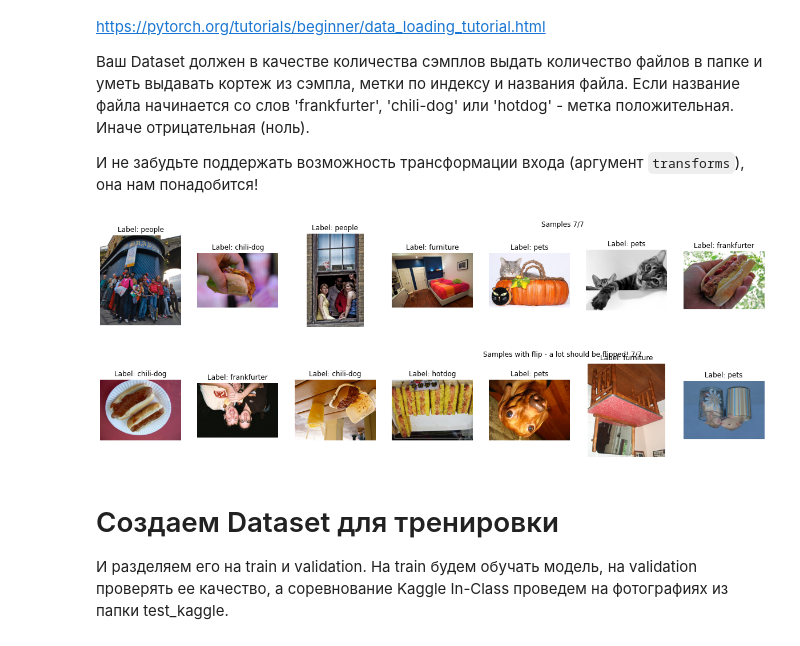
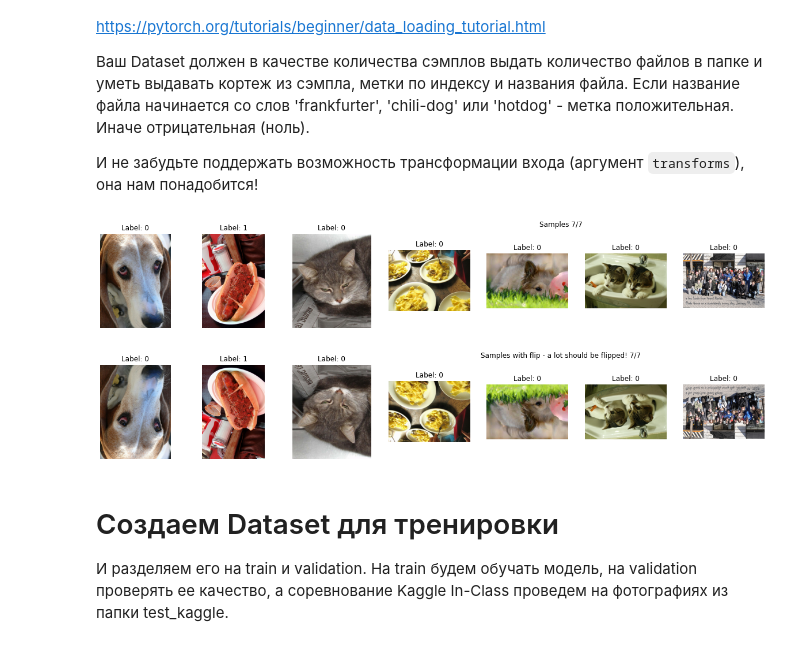
Before and after one commit to somepage/dlcourse_ai, a Jupyter notebook: assignments/assignment4/HotdogOrNot.ipynb, the cells around one changed output. Saved outputs shown, nothing was run; the diff lists cells and outputs as text; code cells hidden in the pictures.

```diff
--- a/assignments/assignment4/HotdogOrNot.ipynb
+++ b/assignments/assignment4/HotdogOrNot.ipynb
@@ -106,41 +106,42 @@ class HotdogOrNotDataset(Dataset):
         files = os.listdir(self.folder)
 
         img_name = os.path.join(self.folder, files[index])
         y, img_id = files[index].split('_')
+        y = 1 if y in ['frankfurter', 'chili-dog', 'hotdog'] else 0
         img = Image.open(img_name)
 
         if self.transform:
           img = self.transform(img)
 
         return img, y, img_id
 
 def visualize_samples(dataset, indices, title=None, count=10):
     # visualize random 10 samples
     plt.figure(figsize=(count*3,3))
     display_indices = indices[:count]
     if title:
         plt.suptitle("%s %s/%s" % (title, len(display_indices), len(indices)))
     for i, index in enumerate(display_indices):
         x, y, _ = dataset[index]
         plt.subplot(1,count,i+1)
         plt.title("Label: %s" % y)
         plt.imshow(x)
         plt.grid(False)
         plt.axis('off')
 
 orig_dataset = HotdogOrNotDataset(train_folder)
 indices = np.random.choice(np.arange(len(orig_dataset)), 7, replace=False)
 
 visualize_samples(orig_dataset, indices, "Samples")
 # %% [output]
-[figure, old version]
+[figure, new version]
 # %%
 # Let's make sure transforms work!
 dataset = HotdogOrNotDataset(train_folder, transform=transforms.RandomVerticalFlip(0.9))
 
 visualize_samples(dataset, indices, "Samples with flip - a lot should be flipped!")
 # %% [output]
-[figure, old version]
+[figure, new version]
 # %% [markdown]
 # Создаем Dataset для тренировки
 
```
Also changed, not shown: parts of 4 cells of this notebook.
